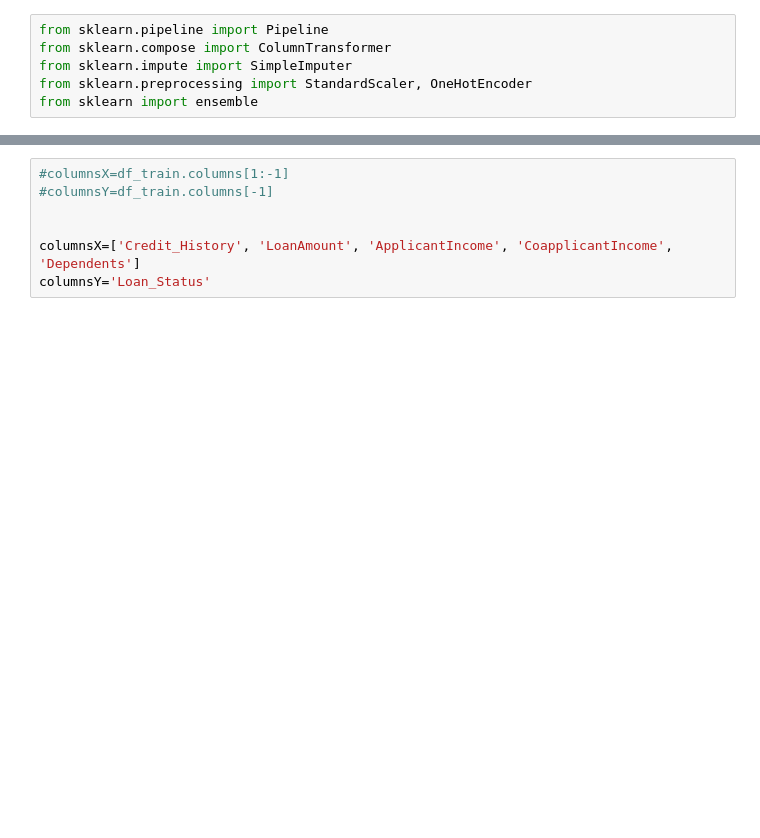
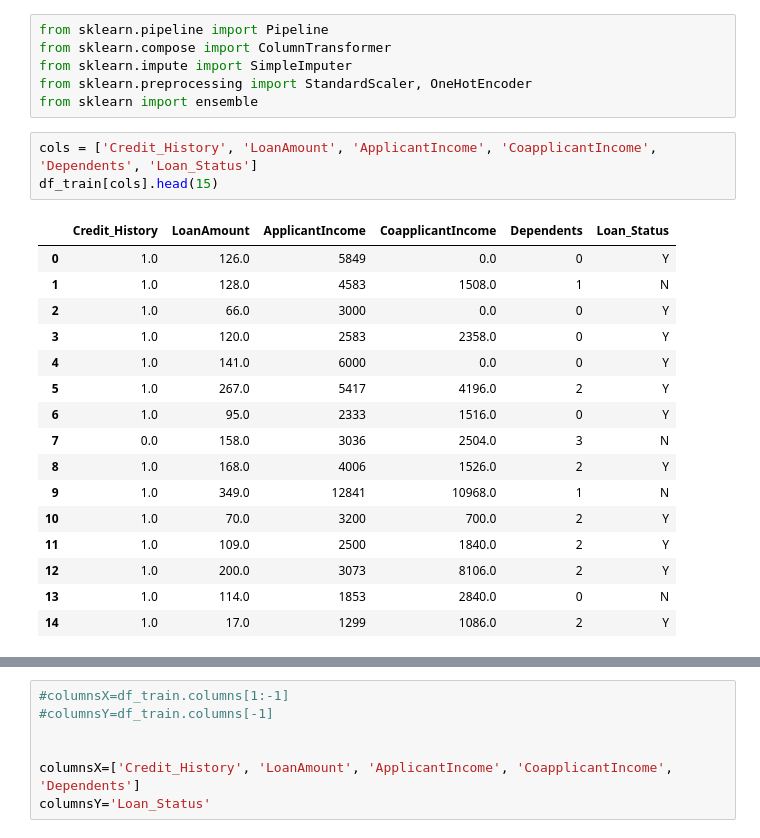
Before and after one commit to Krupique/django-projects, a Jupyter notebook: 01-loan_prediction/notebooks/notebook.ipynb, the cells around one changed output, grey strips where cells are left out. Drawn from its saved outputs; the diff is of its cells as text; blank space fills up the shorter version.

```diff
--- a/01-loan_prediction/notebooks/notebook.ipynb
+++ b/01-loan_prediction/notebooks/notebook.ipynb
@@ -755,4 +755,24 @@ from sklearn.compose import ColumnTransformer
 from sklearn.impute import SimpleImputer
 from sklearn.preprocessing import StandardScaler, OneHotEncoder
 from sklearn import ensemble
+# %%
+cols = ['Credit_History', 'LoanAmount', 'ApplicantIncome', 'CoapplicantIncome', 'Dependents', 'Loan_Status']
+df_train[cols].head(15)
+# %% [output]
+|  | Credit_History | LoanAmount | ApplicantIncome | CoapplicantIncome | Dependents | Loan_Status |
+| 0 | 1.0 | 126.0 | 5849 | 0.0 | 0 | Y |
+| 1 | 1.0 | 128.0 | 4583 | 1508.0 | 1 | N |
+| 2 | 1.0 | 66.0 | 3000 | 0.0 | 0 | Y |
+| 3 | 1.0 | 120.0 | 2583 | 2358.0 | 0 | Y |
+| 4 | 1.0 | 141.0 | 6000 | 0.0 | 0 | Y |
+| 5 | 1.0 | 267.0 | 5417 | 4196.0 | 2 | Y |
+| 6 | 1.0 | 95.0 | 2333 | 1516.0 | 0 | Y |
+| 7 | 0.0 | 158.0 | 3036 | 2504.0 | 3 | N |
+| 8 | 1.0 | 168.0 | 4006 | 1526.0 | 2 | Y |
+| 9 | 1.0 | 349.0 | 12841 | 10968.0 | 1 | N |
+| 10 | 1.0 | 70.0 | 3200 | 700.0 | 2 | Y |
+| 11 | 1.0 | 109.0 | 2500 | 1840.0 | 2 | Y |
+| 12 | 1.0 | 200.0 | 3073 | 8106.0 | 2 | Y |
+| 13 | 1.0 | 114.0 | 1853 | 2840.0 | 0 | N |
+| 14 | 1.0 | 17.0 | 1299 | 1086.0 | 2 | Y |
 # %%
```
Also changed, not shown: parts of 5 cells of this notebook, 10 other files.
